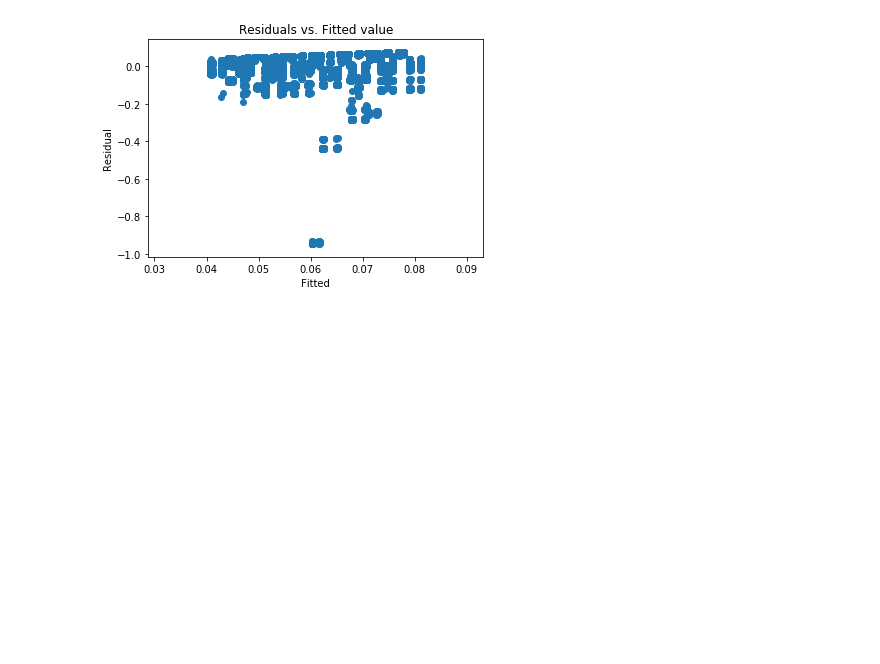
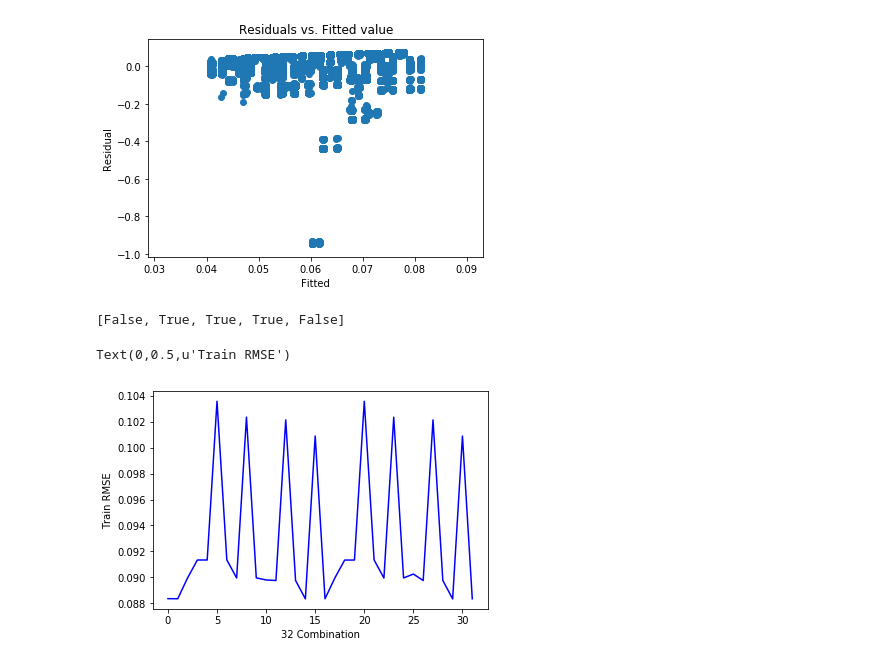
Before and after one commit to zxxia/ECE219-Large-Scale-Data-Mining, a Jupyter notebook: Project4/Project4_tairanzhu.ipynb, the cells around one changed output. Drawn from its saved outputs; the diff is of its cells as text; code cells hidden in the pictures; blank space fills up the shorter version.

```diff
--- a/Project4/Project4_tairanzhu.ipynb
+++ b/Project4/Project4_tairanzhu.ipynb
@@ -174,0 +193,47 @@ onehotencoding_fitted = onehotencoding.fit_transform(training)
+# %%
+# (iv) Applying 32 combinations
+kf = KFold(n_splits=10, random_state=0, shuffle=True)
+regr = LinearRegression()
+mask_list = all_encoding_masks(5)
+
+labels = dataset['Size of Backup (GB)'].as_matrix()
+avg_train_rmse = []
+avg_test_rmse = []
+
+for mask in mask_list:
+    enc = OneHotEncoder(categorical_features=mask, sparse=False)
+    encoded_features = enc.fit_transform(training)
+
+    train_mse_list = []
+    test_mse_list = []
+
+    # Perform linear regression
+    for train_index, test_index in kf.split(encoded_features):
+        X_train, X_test = encoded_features[train_index], encoded_features[test_index]
+        y_train, y_test = labels[train_index], labels[test_index]
+
+        regr.fit(X_train, y_train)
+
+        # Compute mse for training set
+        y_train_pred = regr.predict(X_train)
+        train_mse_list.append(mean_squared_error(y_train, y_train_pred))
+
+        # Compute mse for test set
+        y_test_pred = regr.predict(X_test)
+        test_mse_list.append(mean_squared_error(y_test, y_test_pred))
+
+    avg_train_rmse.append(np.sqrt(np.mean(train_mse_list)))
+    avg_test_rmse.append(np.sqrt(np.mean(test_mse_list)))
+# %%
+print mask_list[16]
+# %% [output]
+[False, True, True, True, False]
+# %%
+plt.figure()
+plt.plot(range(0,len(avg_train_rmse)),avg_train_rmse, color = 'blue', label = 'Train RSME')
+plt.legend
+plt.xlabel('32 Combination')
+plt.ylabel('Train RMSE')
+# %% [output]
+Text(0,0.5,u'Train RMSE')
+[figure, added]
```
Also changed, not shown: parts of 8 cells of this notebook.
